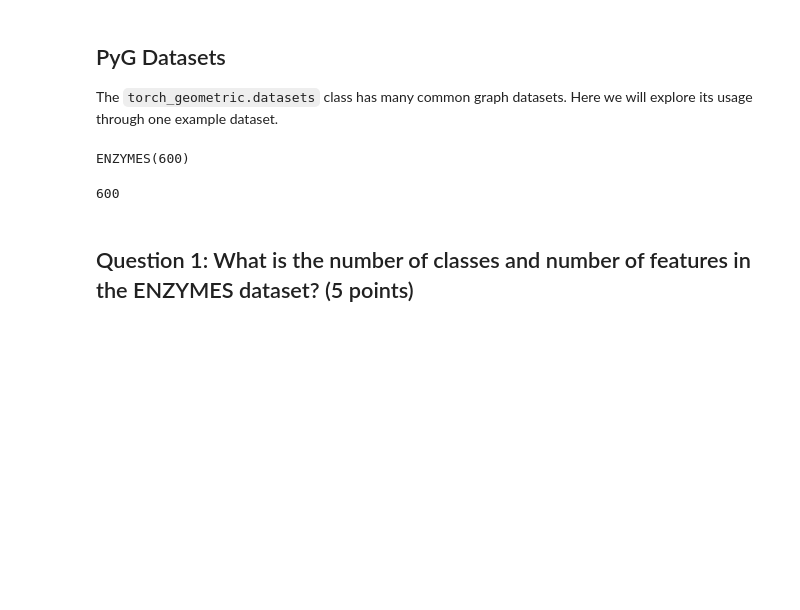
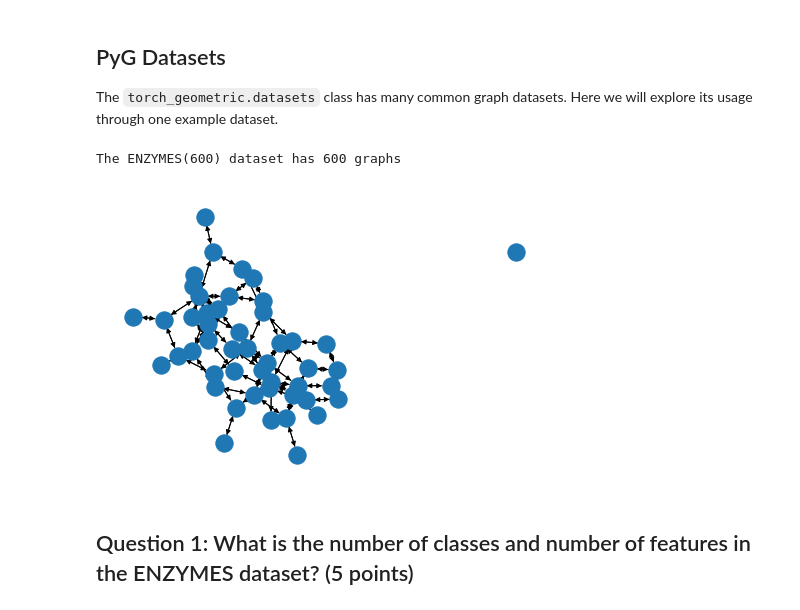
Before and after one commit to kdha0727/CS224W, a Jupyter notebook: labs/CS224W_Colab2.ipynb, the cells around one changed output. Drawn from its saved outputs; the diff is of its cells as text; code cells hidden in the pictures; blank space fills up the shorter version.

```diff
--- a/labs/CS224W_Colab2.ipynb
+++ b/labs/CS224W_Colab2.ipynb
@@ -74,13 +71,16 @@ name = 'ENZYMES'
 pyg_dataset= TUDataset(root, name)
 
 # You will find that there are 600 graphs in this dataset
-print(pyg_dataset)
+print(f"The {pyg_dataset} dataset has {len(pyg_dataset)} graphs")
 # %% [output]
-ENZYMES(600)
+The ENZYMES(600) dataset has 600 graphs
-# %%
-len(pyg_dataset)  # Number of graph
-# %% [output]
-600
+# %%
+import networkx as nx
+from torch_geometric.utils import to_networkx
+
+nx.draw(to_networkx(pyg_dataset[599]))
+# %% [output]
+[figure, added]
 # %% [markdown]
 ## Question 1: What is the number of classes and number of features in the ENZYMES dataset? (5 points)
 # %%
```
Also changed, not shown: parts of 2 cells of this notebook.
